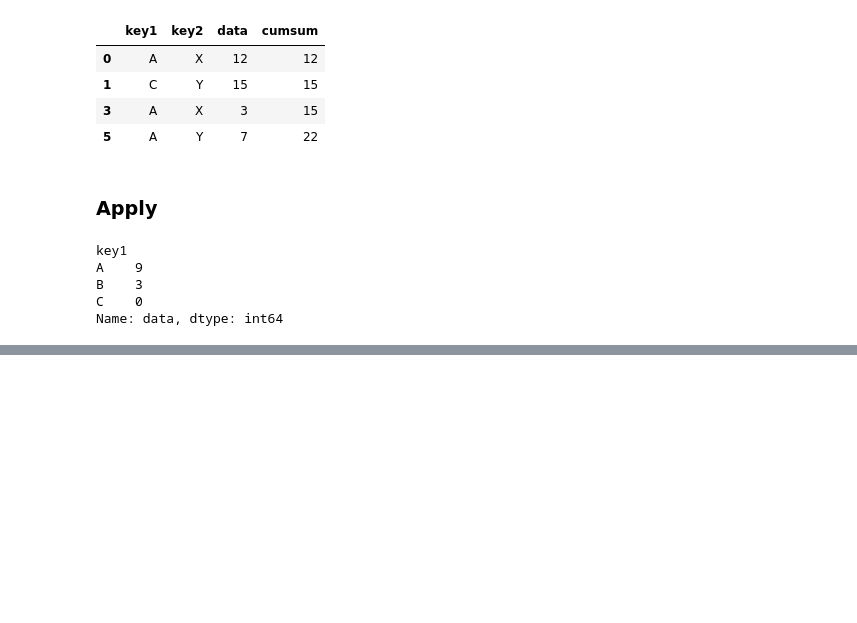
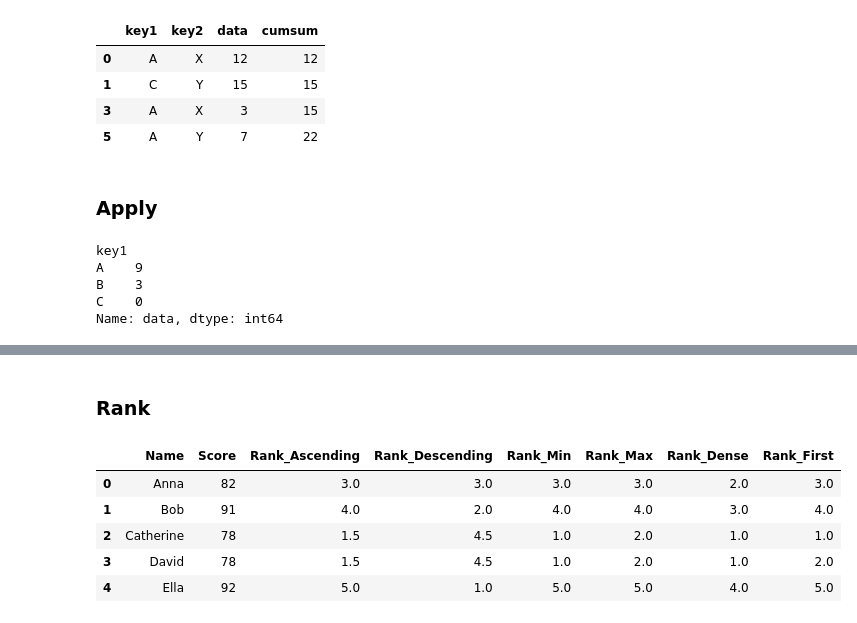
Before and after one commit to hc-sun/python-data-science, a Jupyter notebook: pandas.ipynb, the cells around one changed output, grey strips where cells are left out. Saved outputs shown, nothing was run; the diff lists cells and outputs as text; code cells hidden in the pictures; blank space fills up the shorter version.

Commit message:
added rank method

```diff
--- a/pandas.ipynb
+++ b/pandas.ipynb
@@ -776,0 +776,35 @@ grouped.apply(top_2, include_groups=False)
+# %% [markdown]
+### Rank
+# %%
+data = {
+    'Name': ['Anna', 'Bob', 'Catherine', 'David', 'Ella'],
+    'Score': [82, 91, 78, 78, 92]
+}
+df = pd.DataFrame(data)
+
+# default ranking (ranks the 'Score' column in ascending order)
+df['Rank_Ascending'] = df['Score'].rank()
+
+# ranking in descending order
+df['Rank_Descending'] = df['Score'].rank(ascending=False)
+
+# ranking with method='min' (ties get the minimum rank)
+df['Rank_Min'] = df['Score'].rank(method='min')
+
+# ranking with method='max' (ties get the maximum rank)
+df['Rank_Max'] = df['Score'].rank(method='max')
+
+# ranking with method='dense' (like 'min', but ranks always increase by 1 between groups)
+df['Rank_Dense'] = df['Score'].rank(method='dense')
+
+# ranking with method='first' (ranks assigned in the order they appear in the array)
+df['Rank_First'] = df['Score'].rank(method='first')
+
+df
+# %% [output]
+|  | Name | Score | Rank_Ascending | Rank_Descending | Rank_Min | Rank_Max | Rank_Dense | Rank_First |
+| 0 | Anna | 82 | 3.0 | 3.0 | 3.0 | 3.0 | 2.0 | 3.0 |
+| 1 | Bob | 91 | 4.0 | 2.0 | 4.0 | 4.0 | 3.0 | 4.0 |
+| 2 | Catherine | 78 | 1.5 | 4.5 | 1.0 | 2.0 | 1.0 | 1.0 |
+| 3 | David | 78 | 1.5 | 4.5 | 1.0 | 2.0 | 1.0 | 2.0 |
+| 4 | Ella | 92 | 5.0 | 1.0 | 5.0 | 5.0 | 4.0 | 5.0 |
```
Also changed, not shown: parts of 2 cells of this notebook.
